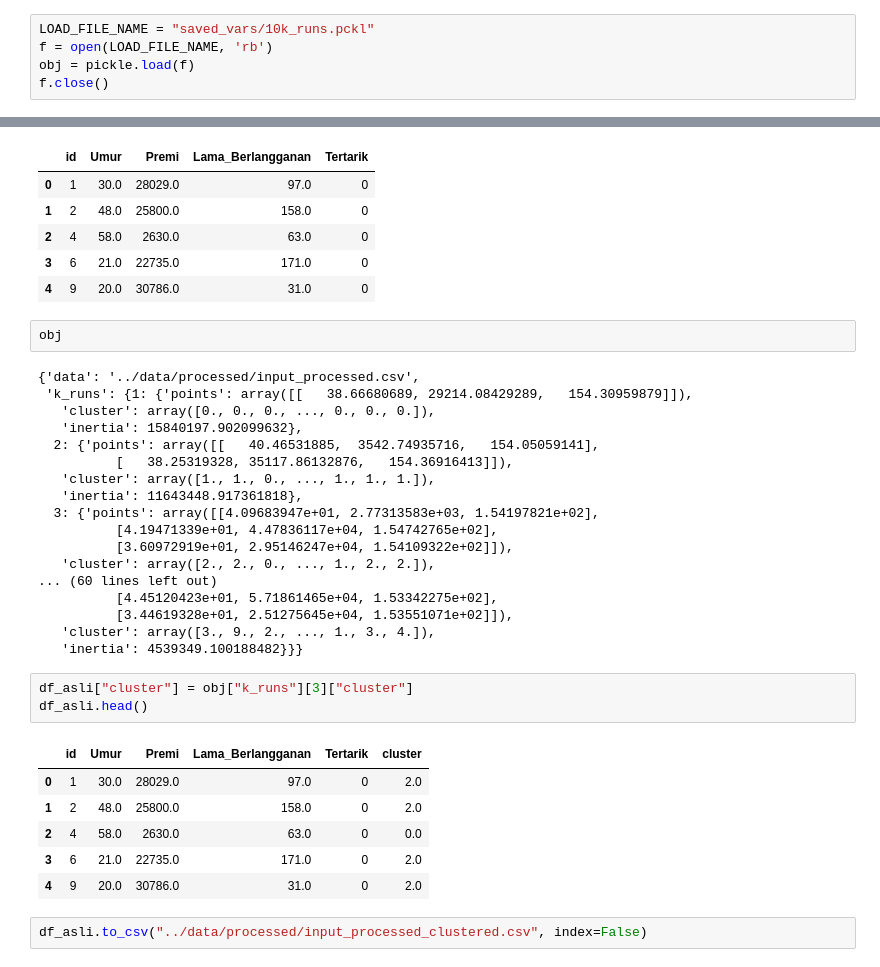
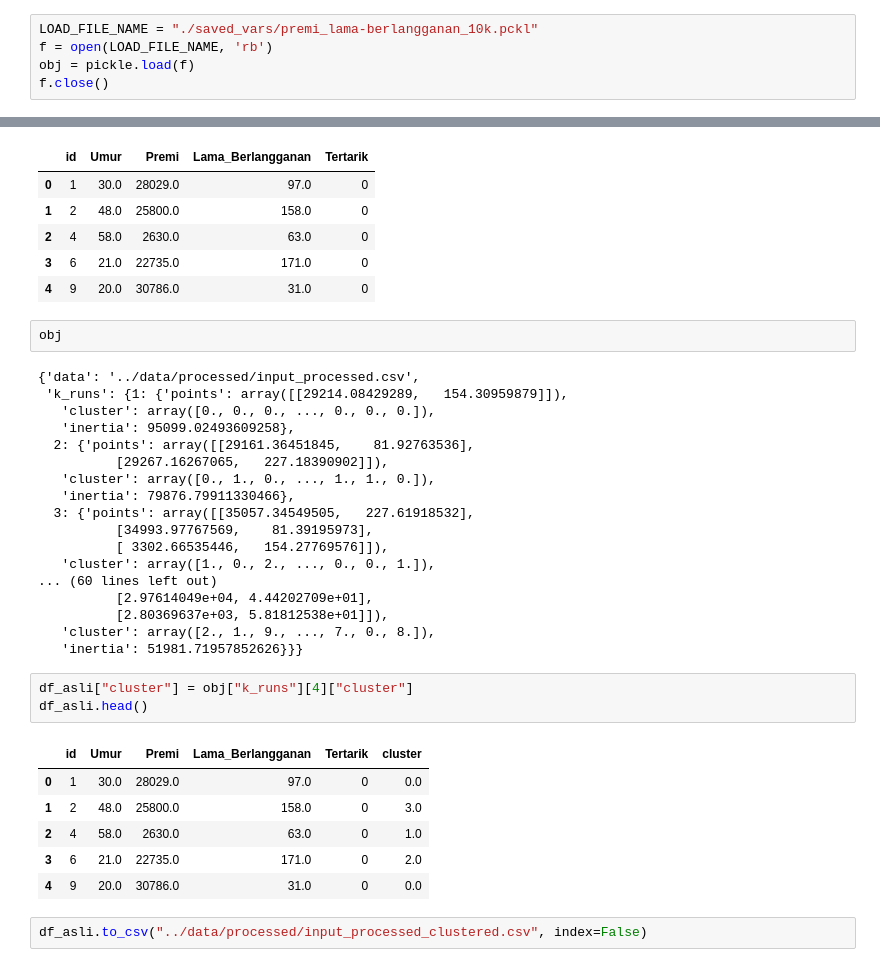
Before and after one commit to kaenova/Malin_Tubes1, a Jupyter notebook: notebooks/Pembelajaran Mesin Tugas Besar 1.ipynb, the cells around one changed output, grey strips where cells are left out. Drawn from its saved outputs; the diff is of its cells as text.

```diff
--- a/notebooks/Pembelajaran Mesin Tugas Besar 1.ipynb
+++ b/notebooks/Pembelajaran Mesin Tugas Besar 1.ipynb
@@ -418,7 +442,7 @@ import pandas as pd
 import matplotlib.pyplot as plt
 import numpy as np
 # %%
-LOAD_FILE_NAME = "saved_vars/10k_runs.pckl"
+LOAD_FILE_NAME = "./saved_vars/premi_lama-berlangganan_10k.pckl"
 f = open(LOAD_FILE_NAME, 'rb')
 obj = pickle.load(f)
 f.close()
@@ -465,32 +489,32 @@ df_asli.head()
 obj
 # %% [output]
 {'data': '../data/processed/input_processed.csv',
- 'k_runs': {1: {'points': array([[   38.66680689, 29214.08429289,   154.30959879]]),
+ 'k_runs': {1: {'points': array([[29214.08429289,   154.30959879]]),
    'cluster': array([0., 0., 0., ..., 0., 0., 0.]),
-   'inertia': 15840197.902099632},
-  2: {'points': array([[   40.46531885,  3542.74935716,   154.05059141],
-          [   38.25319328, 35117.86132876,   154.36916413]]),
-   'cluster': array([1., 1., 0., ..., 1., 1., 1.]),
-   'inertia': 11643448.917361818},
-  3: {'points': array([[4.09683947e+01, 2.77313583e+03, 1.54197821e+02],
-          [4.19471339e+01, 4.47836117e+04, 1.54742765e+02],
-          [3.60972919e+01, 2.95146247e+04, 1.54109322e+02]]),
-   'cluster': array([2., 2., 0., ..., 1., 2., 2.]),
+   'inertia': 95099.02493609258},
+  2: {'points': array([[29161.36451845,    81.92763536],
+          [29267.16267065,   227.18390902]]),
+   'cluster': array([0., 1., 0., ..., 1., 1., 0.]),
+   'inertia': 79876.79911330466},
+  3: {'points': array([[35057.34549505,   227.61918532],
+          [34993.97767569,    81.39195973],
+          [ 3302.66535446,   154.27769576]]),
+   'cluster': array([1., 0., 2., ..., 0., 0., 1.]),
 ... (60 lines left out)
-          [4.45120423e+01, 5.71861465e+04, 1.53342275e+02],
-          [3.44619328e+01, 2.51275645e+04, 1.53551071e+02]]),
-   'cluster': array([3., 9., 2., ..., 1., 3., 4.]),
-   'inertia': 4539349.100188482}}}
+          [2.97614049e+04, 4.44202709e+01],
+          [2.80369637e+03, 5.81812538e+01]]),
+   'cluster': array([2., 1., 9., ..., 7., 0., 8.]),
+   'inertia': 51981.71957852626}}}
 # %%
-df_asli["cluster"] = obj["k_runs"][3]["cluster"]
+df_asli["cluster"] = obj["k_runs"][4]["cluster"]
 df_asli.head()
 # %% [output]
 |  | id | Umur | Premi | Lama_Berlangganan | Tertarik | cluster |
-| 0 | 1 | 30.0 | 28029.0 | 97.0 | 0 | 2.0 |
-| 1 | 2 | 48.0 | 25800.0 | 158.0 | 0 | 2.0 |
-| 2 | 4 | 58.0 | 2630.0 | 63.0 | 0 | 0.0 |
+| 0 | 1 | 30.0 | 28029.0 | 97.0 | 0 | 0.0 |
+| 1 | 2 | 48.0 | 25800.0 | 158.0 | 0 | 3.0 |
+| 2 | 4 | 58.0 | 2630.0 | 63.0 | 0 | 1.0 |
 | 3 | 6 | 21.0 | 22735.0 | 171.0 | 0 | 2.0 |
-| 4 | 9 | 20.0 | 30786.0 | 31.0 | 0 | 2.0 |
+| 4 | 9 | 20.0 | 30786.0 | 31.0 | 0 | 0.0 |
 # %%
 df_asli.to_csv("../data/processed/input_processed_clustered.csv", index=False)
 # %% [markdown]
```
Also changed, not shown: parts of 16 cells of this notebook, 4 other files.
